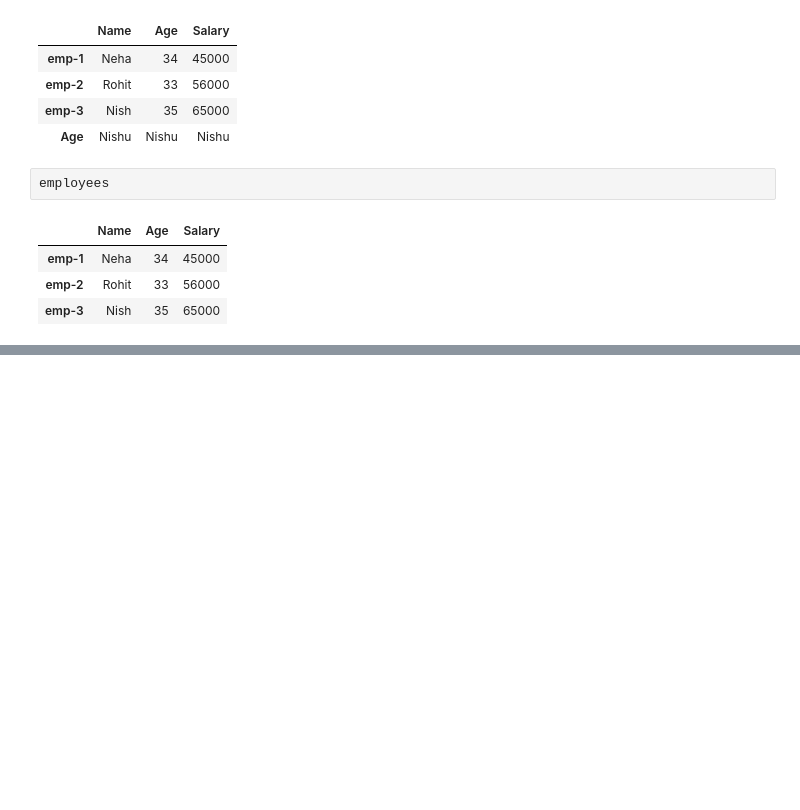
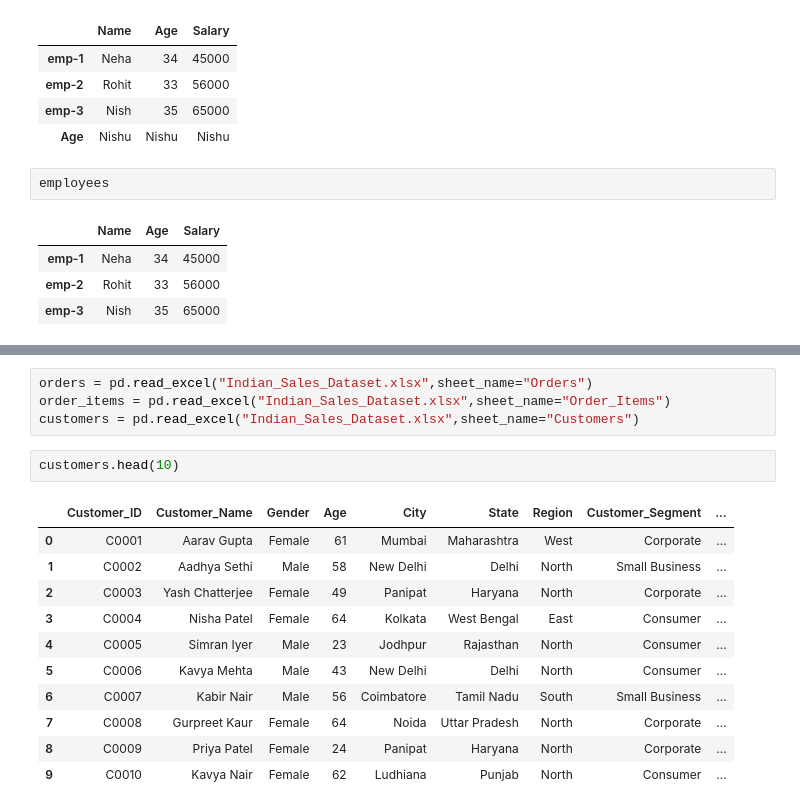
Before and after one commit to datasciencekibaatein/Business-Analyst-Batch-109, a Jupyter notebook: Pandas/01lecture.ipynb, the cells around one changed output, grey strips where cells are left out. Drawn from its saved outputs; the diff is of its cells as text; blank space fills up the shorter version.

```diff
--- a/Pandas/01lecture.ipynb
+++ b/Pandas/01lecture.ipynb
@@ -318,0 +345,18 @@ pd.DataFrame()
+# %%
+orders = pd.read_excel("Indian_Sales_Dataset.xlsx",sheet_name="Orders")
+order_items = pd.read_excel("Indian_Sales_Dataset.xlsx",sheet_name="Order_Items")
+customers = pd.read_excel("Indian_Sales_Dataset.xlsx",sheet_name="Customers")
+# %%
+customers.head(10)
+# %% [output]
+|  | Customer_ID | Customer_Name | Gender | Age | City | State | Region | Customer_Segment | ... |
+| 0 | C0001 | Aarav Gupta | Female | 61 | Mumbai | Maharashtra | West | Corporate | ... |
+| 1 | C0002 | Aadhya Sethi | Male | 58 | New Delhi | Delhi | North | Small Business | ... |
+| 2 | C0003 | Yash Chatterjee | Female | 49 | Panipat | Haryana | North | Corporate | ... |
+| 3 | C0004 | Nisha Patel | Female | 64 | Kolkata | West Bengal | East | Consumer | ... |
+| 4 | C0005 | Simran Iyer | Male | 23 | Jodhpur | Rajasthan | North | Consumer | ... |
+| 5 | C0006 | Kavya Mehta | Male | 43 | New Delhi | Delhi | North | Consumer | ... |
+| 6 | C0007 | Kabir Nair | Male | 56 | Coimbatore | Tamil Nadu | South | Small Business | ... |
+| 7 | C0008 | Gurpreet Kaur | Female | 64 | Noida | Uttar Pradesh | North | Corporate | ... |
+| 8 | C0009 | Priya Patel | Female | 24 | Panipat | Haryana | North | Corporate | ... |
+| 9 | C0010 | Kavya Nair | Female | 62 | Ludhiana | Punjab | North | Consumer | ... |
```
Also changed, not shown: parts of 19 cells of this notebook, 1 other file.
